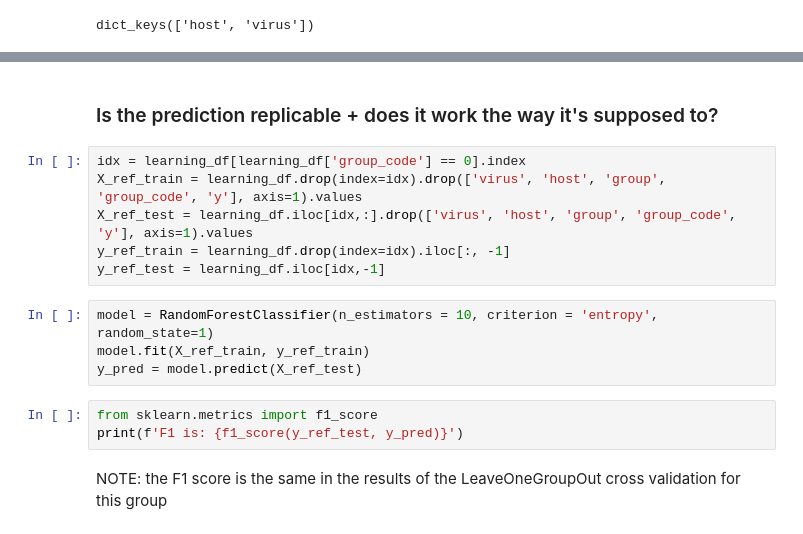
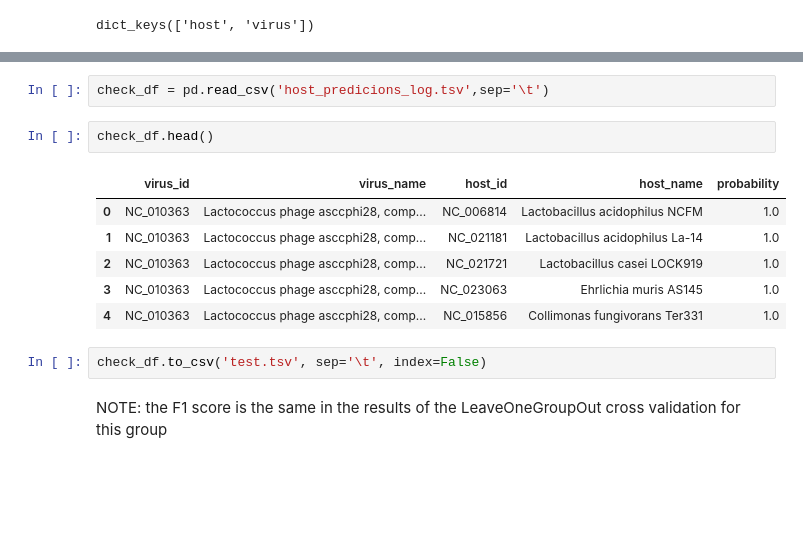
Before and after one commit to mikrzol/ML_bacteriophage_host_predicting, a Jupyter notebook: r_forest.ipynb, the cells around one changed output, grey strips where cells are left out. Saved outputs shown, nothing was run; the diff lists cells and outputs as text; blank space fills up the shorter version.

```diff
--- a/r_forest.ipynb
+++ b/r_forest.ipynb
@@ -308,18 +507,16 @@ with open('host_predicions_log.txt', 'w') as of:
-# %% [markdown]
-### Is the prediction replicable + does it work the way it's supposed to?
-# %%
-idx = learning_df[learning_df['group_code'] == 0].index
-X_ref_train = learning_df.drop(index=idx).drop(['virus', 'host', 'group', 'group_code', 'y'], axis=1).values
-X_ref_test = learning_df.iloc[idx,:].drop(['virus', 'host', 'group', 'group_code', 'y'], axis=1).values
-y_ref_train = learning_df.drop(index=idx).iloc[:, -1]
-y_ref_test = learning_df.iloc[idx,-1]
-# %%
-model = RandomForestClassifier(n_estimators = 10, criterion = 'entropy', random_state=1)
-model.fit(X_ref_train, y_ref_train)
-y_pred = model.predict(X_ref_test)
-# %%
-from sklearn.metrics import f1_score
-print(f'F1 is: {f1_score(y_ref_test, y_pred)}')
+# %%
+check_df = pd.read_csv('host_predicions_log.tsv',sep='\t')
+# %%
+check_df.head()
+# %% [output]
+|  | virus_id | virus_name | host_id | host_name | probability |
+| 0 | NC_010363 | Lactococcus phage asccphi28, comp... | NC_006814 | Lactobacillus acidophilus NCFM | 1.0 |
+| 1 | NC_010363 | Lactococcus phage asccphi28, comp... | NC_021181 | Lactobacillus acidophilus La-14 | 1.0 |
+| 2 | NC_010363 | Lactococcus phage asccphi28, comp... | NC_021721 | Lactobacillus casei LOCK919 | 1.0 |
+| 3 | NC_010363 | Lactococcus phage asccphi28, comp... | NC_023063 | Ehrlichia muris AS145 | 1.0 |
+| 4 | NC_010363 | Lactococcus phage asccphi28, comp... | NC_015856 | Collimonas fungivorans Ter331 | 1.0 |
+# %%
+check_df.to_csv('test.tsv', sep='\t', index=False)
 # %% [markdown]
 NOTE: the F1 score is the same in the results of the LeaveOneGroupOut cross validation for this group
 # %% [markdown]
```
Also changed, not shown: parts of 47 cells of this notebook, 1 other file.
